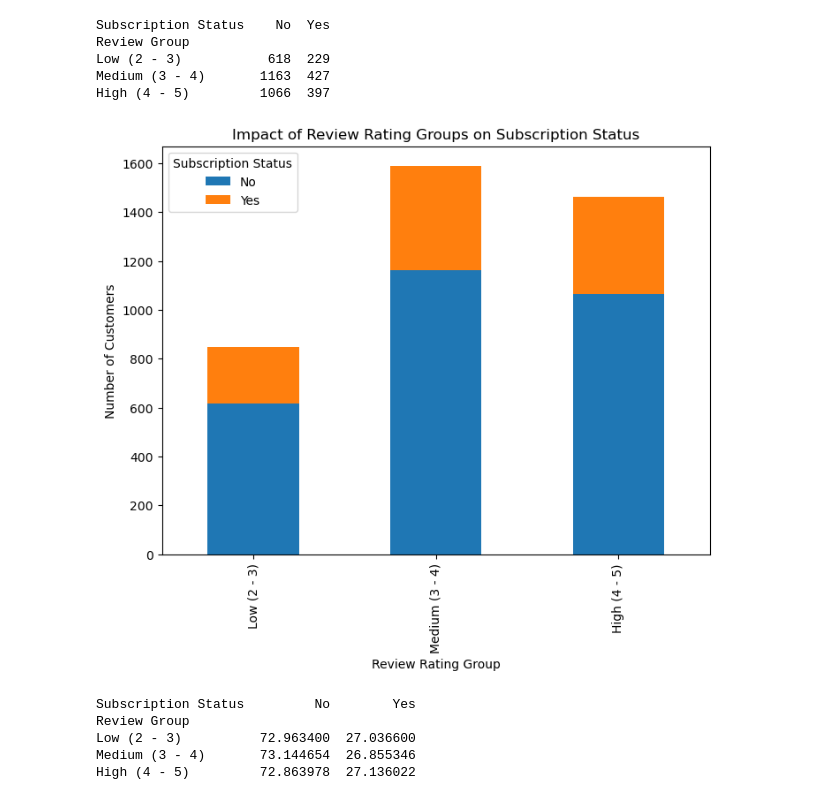
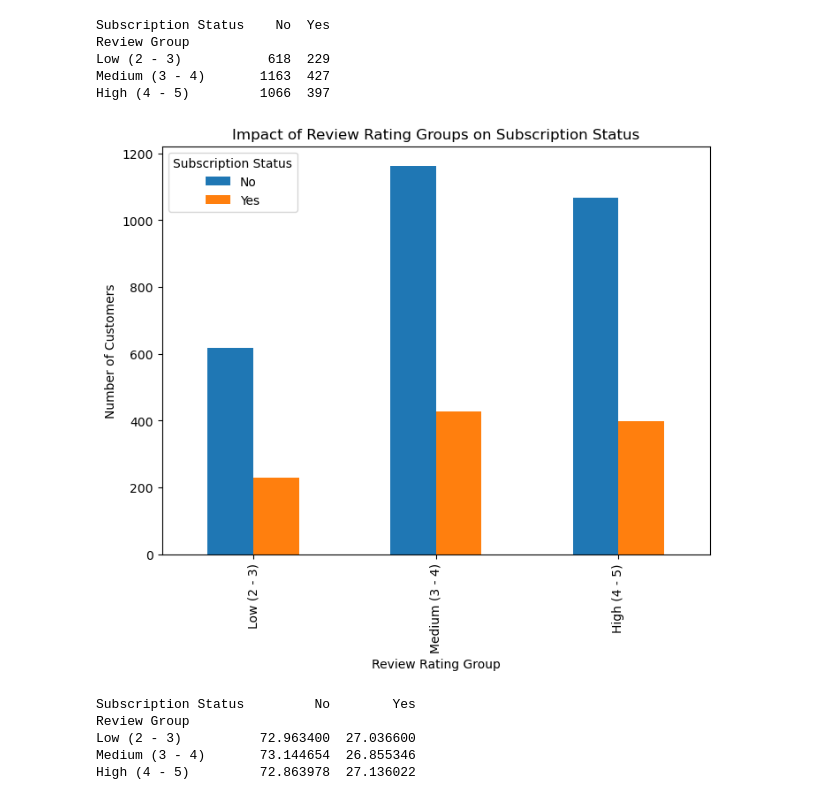
Before and after one commit to hailhp/DEANCNTT, a Jupyter notebook: analyst.ipynb, the cells around one changed output. Cells and saved outputs as stored; diff of their text form; code cells hidden in the pictures.

```diff
--- a/analyst.ipynb
+++ b/analyst.ipynb
@@ -658,12 +604,12 @@ Low (2 - 3)           618  229
 Medium (3 - 4)       1163  427
 High (4 - 5)         1066  397
 # %%
-# Vẽ biểu đồ cột
-review_group_status.plot(kind='bar', stacked=True, figsize=(8, 6))
+
+review_group_status.plot(kind='bar', stacked=False, figsize=(8, 6))
 plt.title('Impact of Review Rating Groups on Subscription Status')
 plt.xlabel('Review Rating Group')
 plt.ylabel('Number of Customers')
 plt.show()
 # %% [output]
-[figure, old version]
+[figure, new version]
 # %%
```
Also changed, not shown: parts of 73 cells of this notebook.
